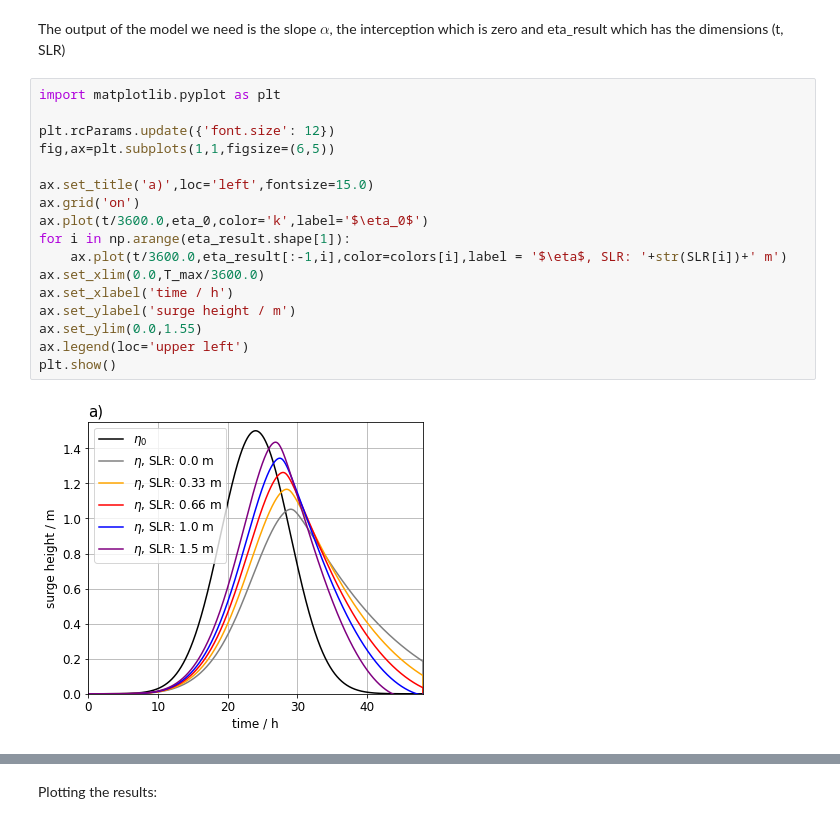
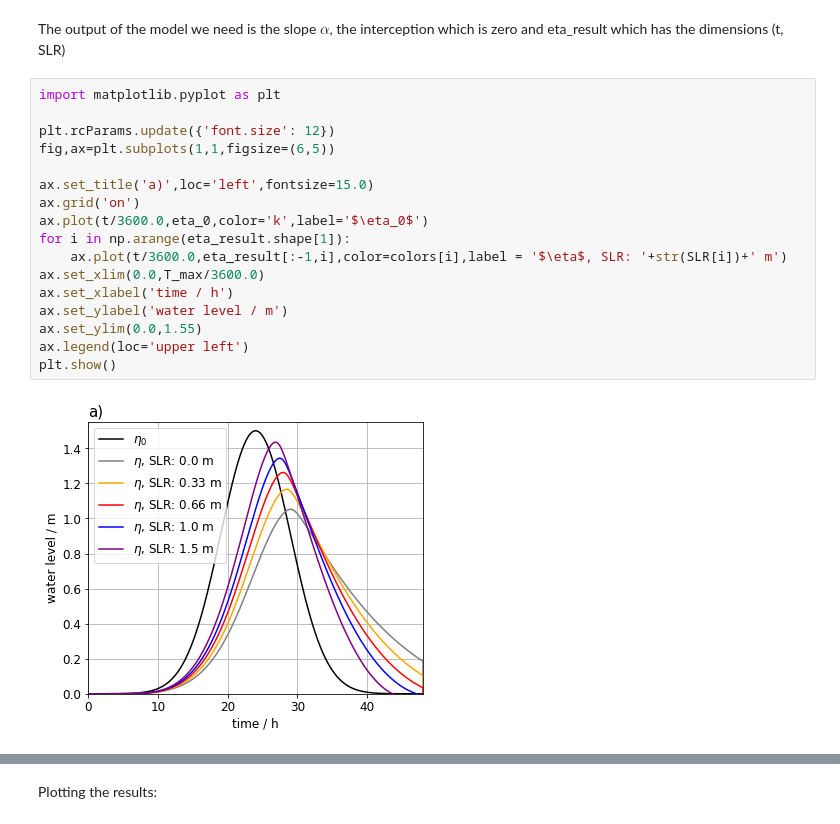
Before and after one commit to MarvinLorenz/Lagoon_surge_model, a Jupyter notebook: Lagoon_surges.ipynb, the cells around one changed output, grey strips where cells are left out. Drawn from its saved outputs; the diff is of its cells as text.

```diff
--- a/Lagoon_surges.ipynb
+++ b/Lagoon_surges.ipynb
@@ -33,20 +33,20 @@ The output of the model we need is the slope $\alpha$, the interception which is
 # %%
 import matplotlib.pyplot as plt
 
 plt.rcParams.update({'font.size': 12})
 fig,ax=plt.subplots(1,1,figsize=(6,5))
 
 ax.set_title('a)',loc='left',fontsize=15.0)
 ax.grid('on')
 ax.plot(t/3600.0,eta_0,color='k',label='$\eta_0$')
 for i in np.arange(eta_result.shape[1]):
     ax.plot(t/3600.0,eta_result[:-1,i],color=colors[i],label = '$\eta$, SLR: '+str(SLR[i])+' m')
 ax.set_xlim(0.0,T_max/3600.0)
 ax.set_xlabel('time / h')
-ax.set_ylabel('surge height / m')
+ax.set_ylabel('water level / m')
 ax.set_ylim(0.0,1.55)
 ax.legend(loc='upper left')
 plt.show()
 # %% [output]
-[figure, old version]
+[figure, new version]
 # %% [markdown]
```
Also changed, not shown: parts of 9 cells of this notebook.
